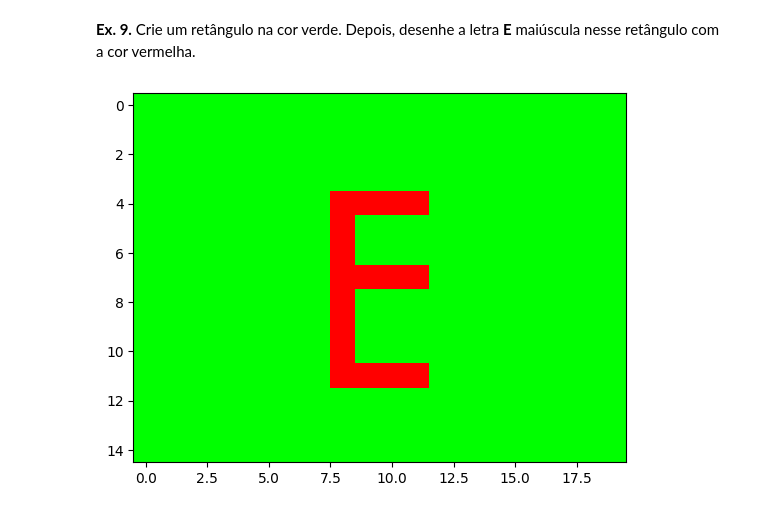
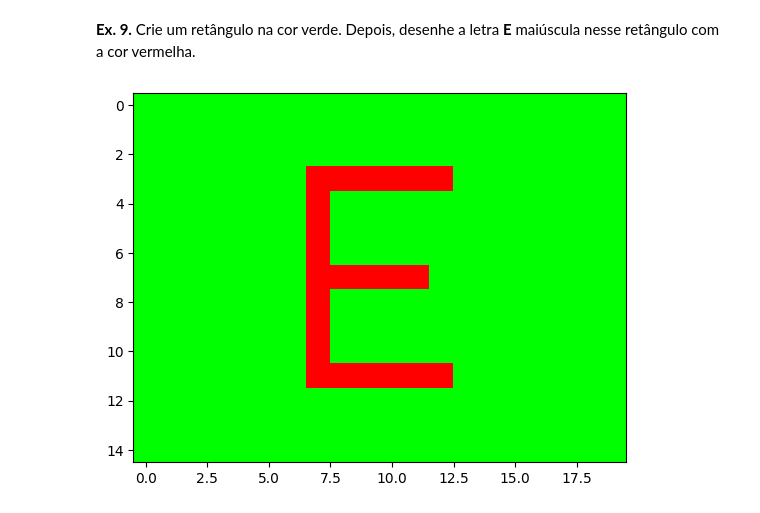
Before and after one commit to Nathan-Rgs/image-processing, a Jupyter notebook: exPDI01_introducao_python.ipynb, the cells around one changed output. Saved outputs shown, nothing was run; the diff lists cells and outputs as text; code cells hidden in the pictures.

```diff
--- a/exPDI01_introducao_python.ipynb
+++ b/exPDI01_introducao_python.ipynb
@@ -425,14 +425,14 @@ Exemplos:
 # %%
 ################# ESCREVA SEU CÓDIGO AQUI  ###############################
 img = np.zeros([15,20,3], dtype=np.uint8)
 img[:,:,1] = 255
-img[4,8:12,:] = [255, 0, 0]
-img[4:11,8,:] = [255, 0, 0]
+img[3,7:13,:] = [255, 0, 0]
+img[4:11,7,:] = [255, 0, 0]
 img[7:8,8:12,:] = [255, 0, 0]
-img[11,8:12,:] = [255, 0, 0]
+img[11,7:13,:] = [255, 0, 0]
 
 plt.imshow(img)
 plt.show()
 ##########################################################################
 # %% [output]
-[figure, old version]
+[figure, new version]
```
